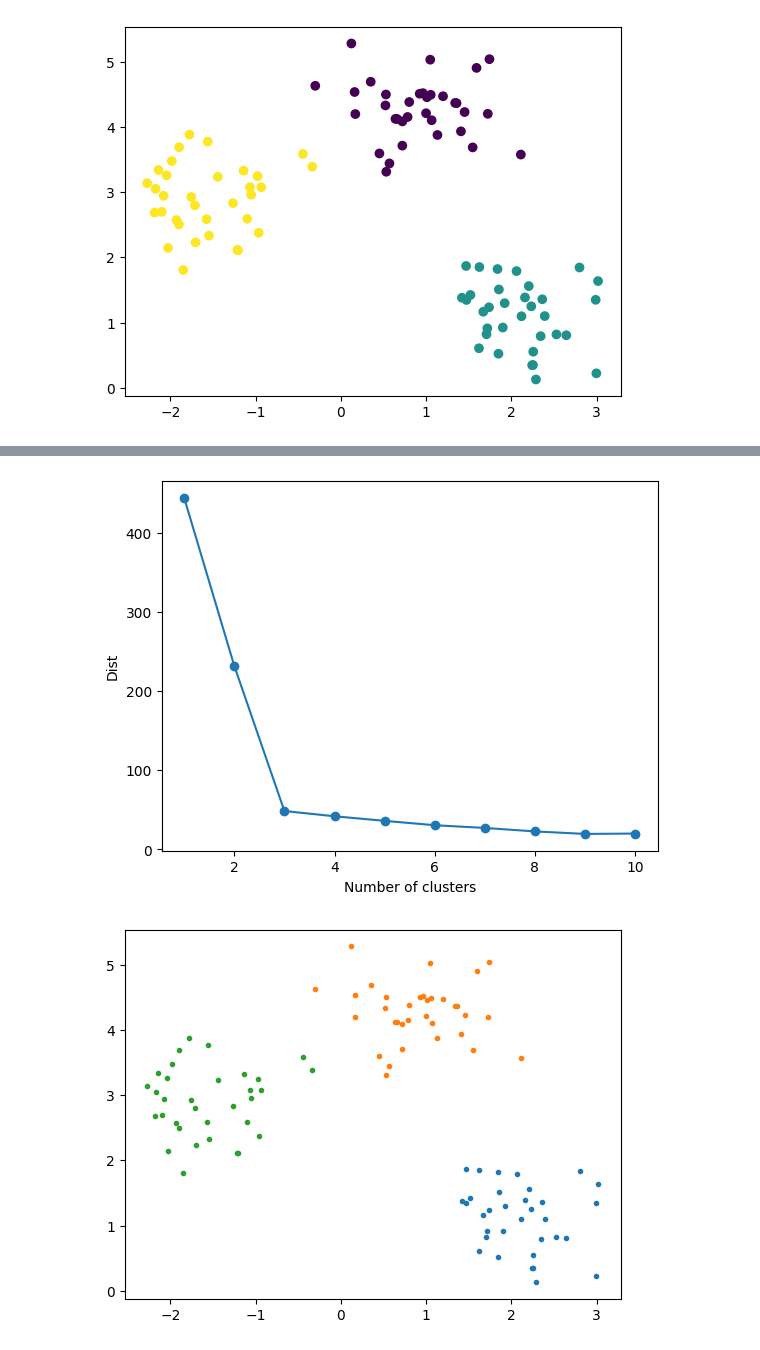
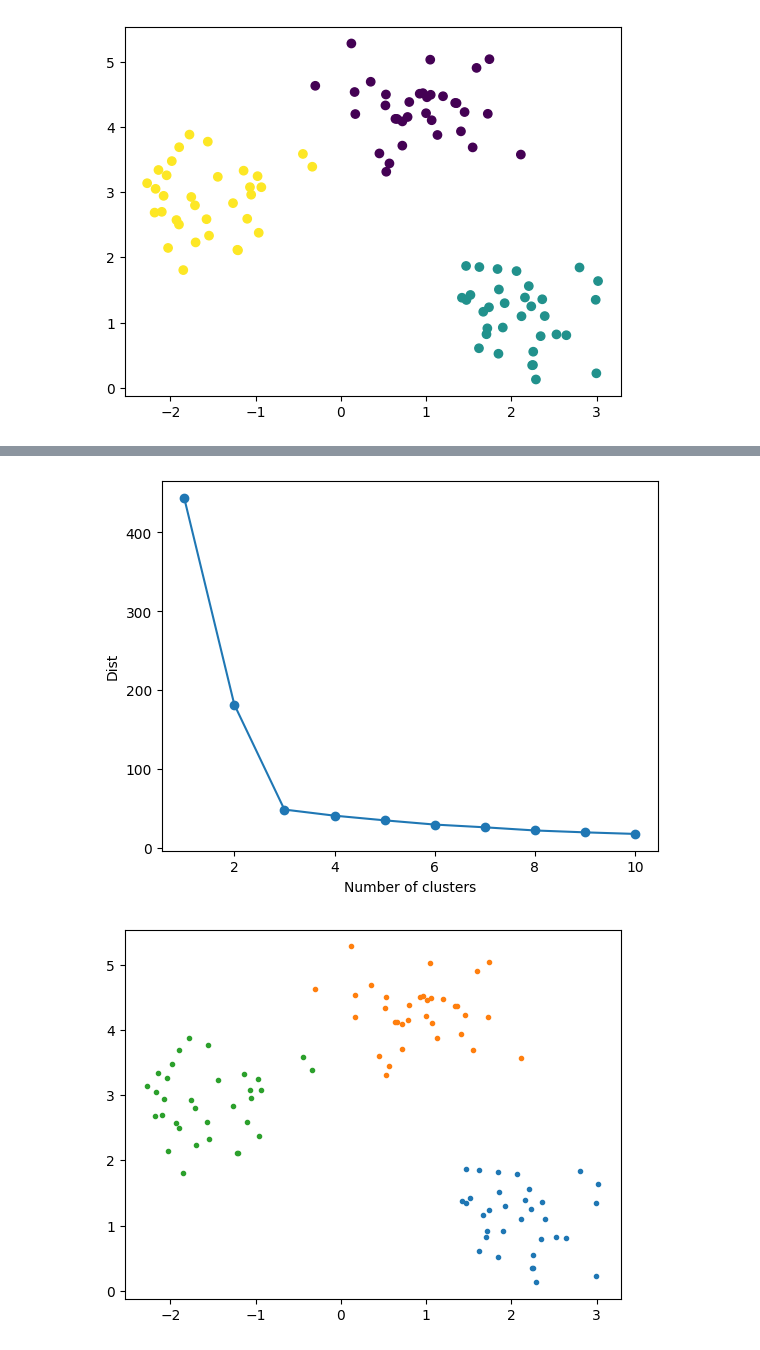
Before and after one commit to OVP2023/IprojectGeorge, a Jupyter notebook: pustovalov_lab_2_clustering.ipynb, the cells around one changed output, grey strips where cells are left out. Cells and saved outputs as stored; diff of their text form; code cells hidden in the pictures.

```diff
--- a/pustovalov_lab_2_clustering.ipynb
+++ b/pustovalov_lab_2_clustering.ipynb
@@ -265,16 +265,16 @@ plt.show()
 # %%
 dist = []
 for i in range(1,11):
     km = KMeans(n_clusters=i,init='random')
     km.fit(X)
     dist.append(km.inertia_)  #Сумма квадратов расстояний точек до ближайшего центра кластера
 
-plt.plot(range(1,11),distortions,marker='o')
+plt.plot(range(1,11),dist,marker='o')
 plt.xlabel('Number of clusters')
 plt.ylabel('Dist')
 plt.show()
 # %% [output]
-[figure, old version]
+[figure, new version]
 # %%
 #Реализуем модель DBSCAN
 db = DBSCAN(eps=0.7,min_samples=3).fit_predict(X)  #Если расстояние между точками меньше или равно eps, то точки считаются соседями. Второй параметр - мин. количество точек, необходимое для формирования плотной области в радиусе eps. Подберем eps, чтобы было разделение на 3 кластера
```
Also changed, not shown: parts of 11 cells of this notebook.
